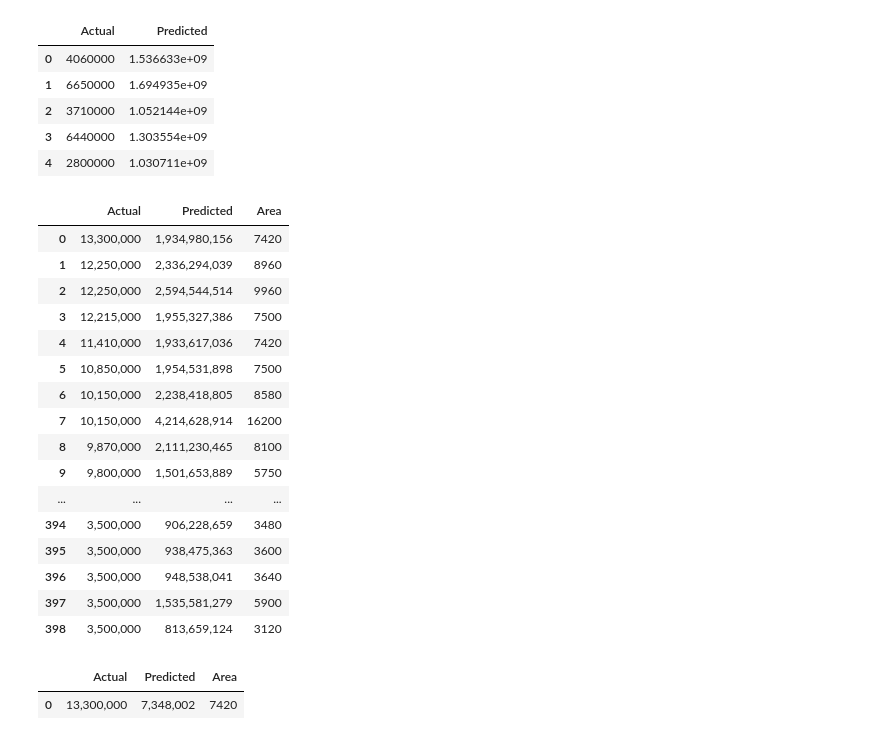
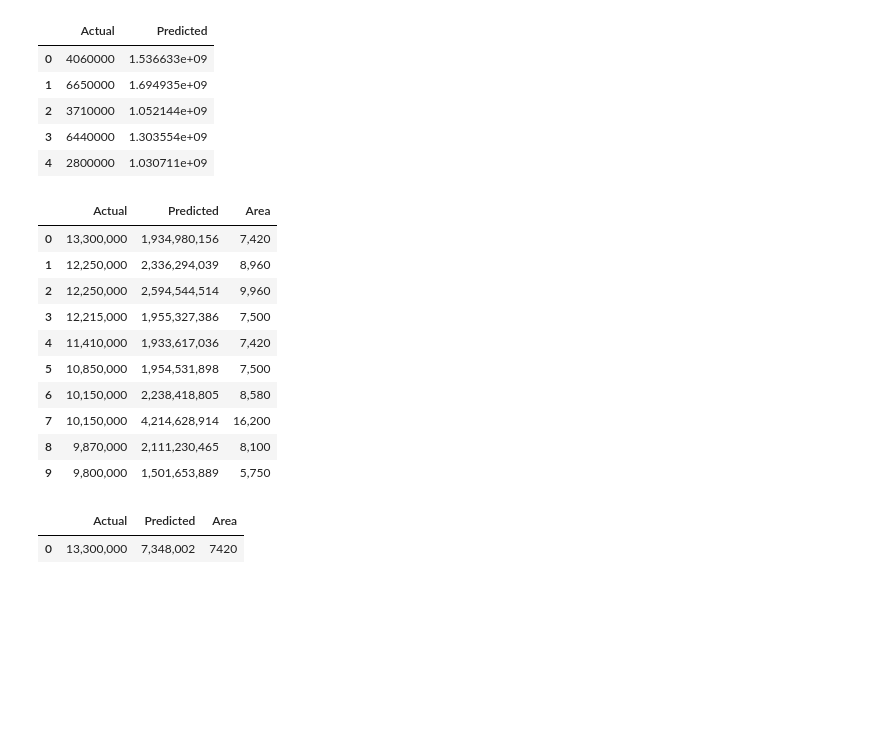
Before and after one commit to AlexanderBgit/Data_Sci, a Jupyter notebook: HW3/Hw3_housing.ipynb, the cells around one changed output. Drawn from its saved outputs; the diff is of its cells as text; code cells hidden in the pictures; blank space fills up the shorter version.

```diff
--- a/HW3/Hw3_housing.ipynb
+++ b/HW3/Hw3_housing.ipynb
@@ -499,44 +502,39 @@ predictions_encoded_imputed.head()
 # %%
 new_area = df['area']
 
 new_df_encoded = pd.get_dummies(df, columns=['mainroad',
                                              'guestroom',
                                              'basement',
                                              'hotwaterheating',
                                              'airconditioning',
                                              'prefarea',
                                              'furnishingstatus'],
                                 drop_first=True)
 
 new_X_encoded = new_df_encoded.drop('price', axis=1).values
 new_X_encoded_imputed = imputer.transform(new_X_encoded)
 
 new_y_pred_encoded_imputed = hypothesis(theta_optimal_encoded_imputed, new_X_encoded_imputed)
 new_predictions_encoded_imputed = pd.DataFrame({'Actual': df['price'],
                                                 'Predicted': new_y_pred_encoded_imputed,
                                                 'Area': new_area})
 
-formatted_new_predictions_encoded_imputed = new_predictions_encoded_imputed.style.format({'Actual': '{:,.0f}',
-                                                                                          'Predicted': '{:,.0f}'})
-formatted_new_predictions_encoded_imputed
+formatted_new_predictions_encoded_imputed = new_predictions_encoded_imputed.applymap('{:,.0f}'.format)
+df_head = formatted_new_predictions_encoded_imputed.head(10)
+
+df_head
 # %% [output]
 |  | Actual | Predicted | Area |
-| 0 | 13,300,000 | 1,934,980,156 | 7420 |
-| 1 | 12,250,000 | 2,336,294,039 | 8960 |
-| 2 | 12,250,000 | 2,594,544,514 | 9960 |
-| 3 | 12,215,000 | 1,955,327,386 | 7500 |
-| 4 | 11,410,000 | 1,933,617,036 | 7420 |
-| 5 | 10,850,000 | 1,954,531,898 | 7500 |
-| 6 | 10,150,000 | 2,238,418,805 | 8580 |
-| 7 | 10,150,000 | 4,214,628,914 | 16200 |
-| 8 | 9,870,000 | 2,111,230,465 | 8100 |
-| 9 | 9,800,000 | 1,501,653,889 | 5750 |
-| ... | ... | ... | ... |
-| 394 | 3,500,000 | 906,228,659 | 3480 |
-| 395 | 3,500,000 | 938,475,363 | 3600 |
-| 396 | 3,500,000 | 948,538,041 | 3640 |
-| 397 | 3,500,000 | 1,535,581,279 | 5900 |
-| 398 | 3,500,000 | 813,659,124 | 3120 |
+| 0 | 13,300,000 | 1,934,980,156 | 7,420 |
+| 1 | 12,250,000 | 2,336,294,039 | 8,960 |
+| 2 | 12,250,000 | 2,594,544,514 | 9,960 |
+| 3 | 12,215,000 | 1,955,327,386 | 7,500 |
+| 4 | 11,410,000 | 1,933,617,036 | 7,420 |
+| 5 | 10,850,000 | 1,954,531,898 | 7,500 |
+| 6 | 10,150,000 | 2,238,418,805 | 8,580 |
+| 7 | 10,150,000 | 4,214,628,914 | 16,200 |
+| 8 | 9,870,000 | 2,111,230,465 | 8,100 |
+| 9 | 9,800,000 | 1,501,653,889 | 5,750 |
 # %%
 from sklearn.preprocessing import StandardScaler
 
```
Also changed, not shown: parts of 4 cells of this notebook.
